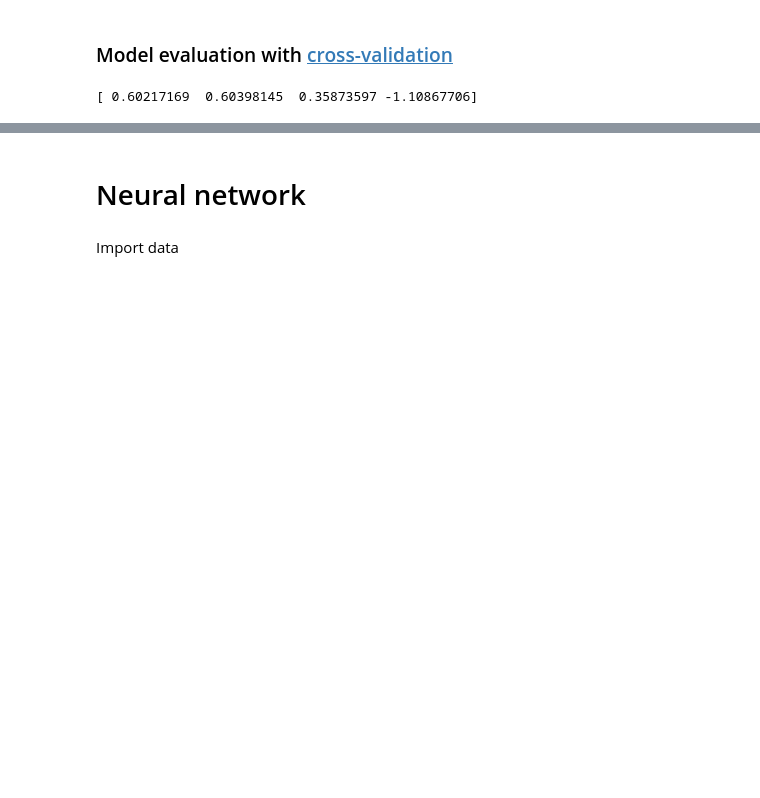
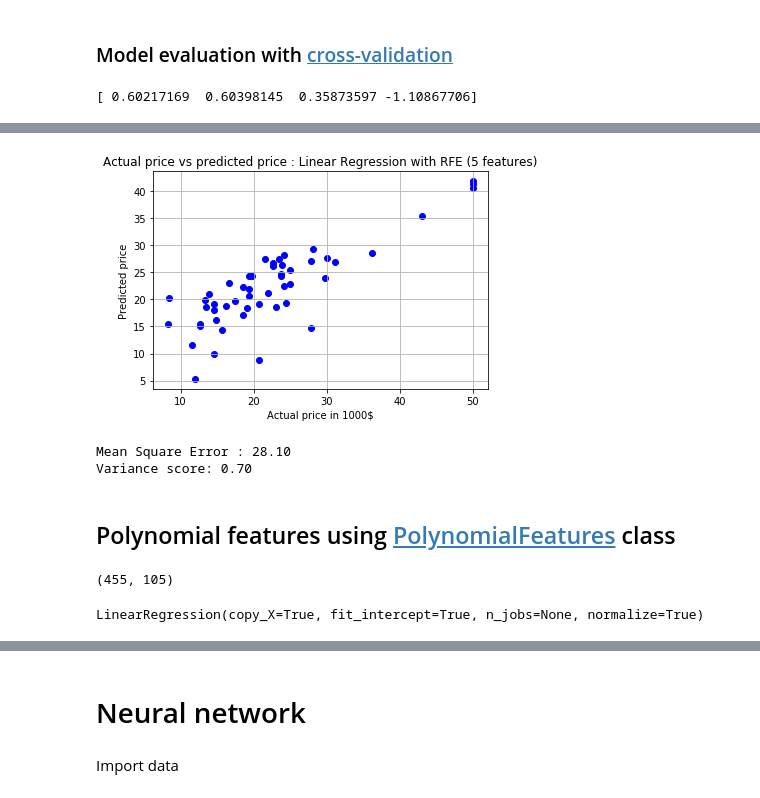
Before and after one commit to marek-dalida/KWD-Projekt, a Jupyter notebook: Boston.ipynb, the cells around one changed output, grey strips where cells are left out. Saved outputs shown, nothing was run; the diff lists cells and outputs as text; code cells hidden in the pictures; blank space fills up the shorter version.

```diff
--- a/Boston.ipynb
+++ b/Boston.ipynb
@@ -457,0 +317,22 @@ Real value for patient "3" is 22.0
+# %%
+lin_sel_pred = lin_sel.predict(xtest)
+# %%
+plt.scatter(ytest, lin_sel_pred, c = 'blue')
+plt.grid()
+plt.xlabel("Actual price in 1000$")
+plt.ylabel("Predicted price")
+plt.title("Actual price vs predicted price : Linear Regression with RFE (5 features)")
+plt.show()
+# %% [output]
+[figure, added]
+# %%
+mse = mean_squared_error(ytest, lin_sel_pred)
+print("Mean Square Error : %.2f " % mse)
+
+vs = r2_score(ytest, lin_sel_pred)
+print('Variance score: %.2f' % vs)
+# %% [output]
+Mean Square Error : 28.10
+Variance score: 0.70
+# %% [markdown]
+## Polynomial features using [PolynomialFeatures](https://scikit-learn.org/stable/modules/generated/sklearn.preprocessing.PolynomialFeatures.html) class
@@ -457,0 +343,5 @@ Real value for patient "3" is 22.0
+# %%
+xtrain_poly = pf.fit_transform(xtrain)
+xtrain_poly.shape
+# %% [output]
+(455, 105)
@@ -457,0 +350,5 @@ Real value for patient "3" is 22.0
+# %%
+lr_poly = LinearRegression(normalize=True)
+lr_poly.fit(xtrain_poly, ytrain)
+# %% [output]
+LinearRegression(copy_X=True, fit_intercept=True, n_jobs=None, normalize=True)
```
Also changed, not shown: parts of 106 cells of this notebook.
